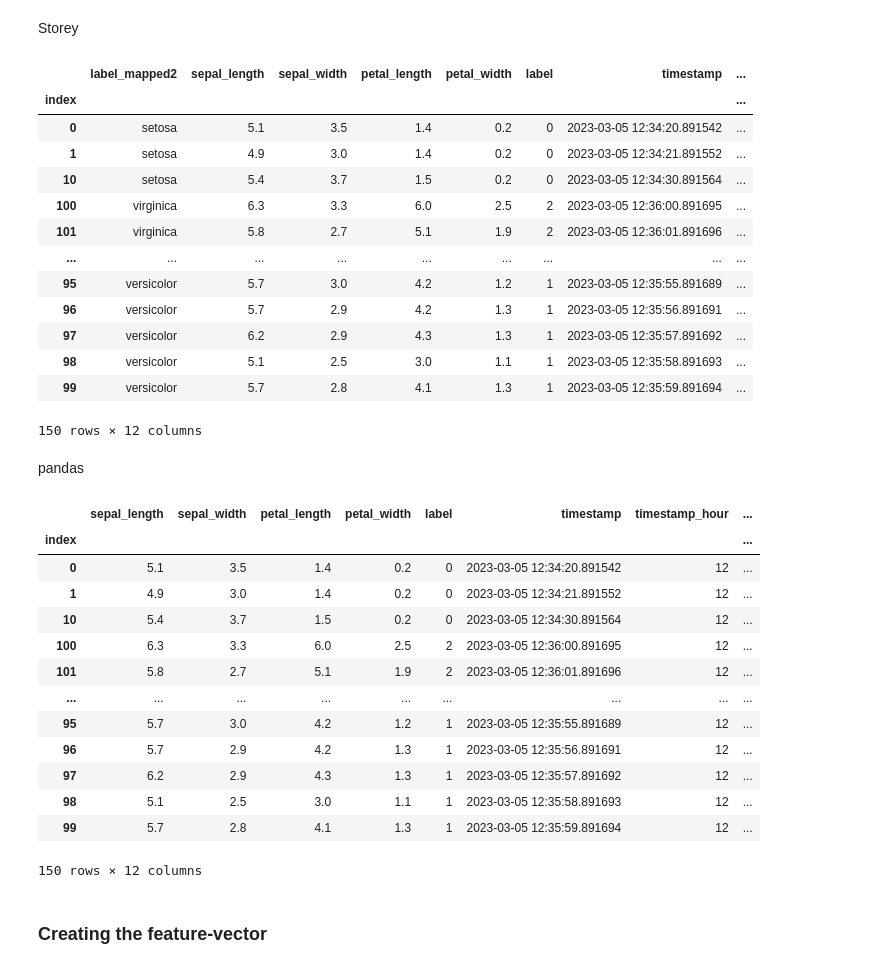
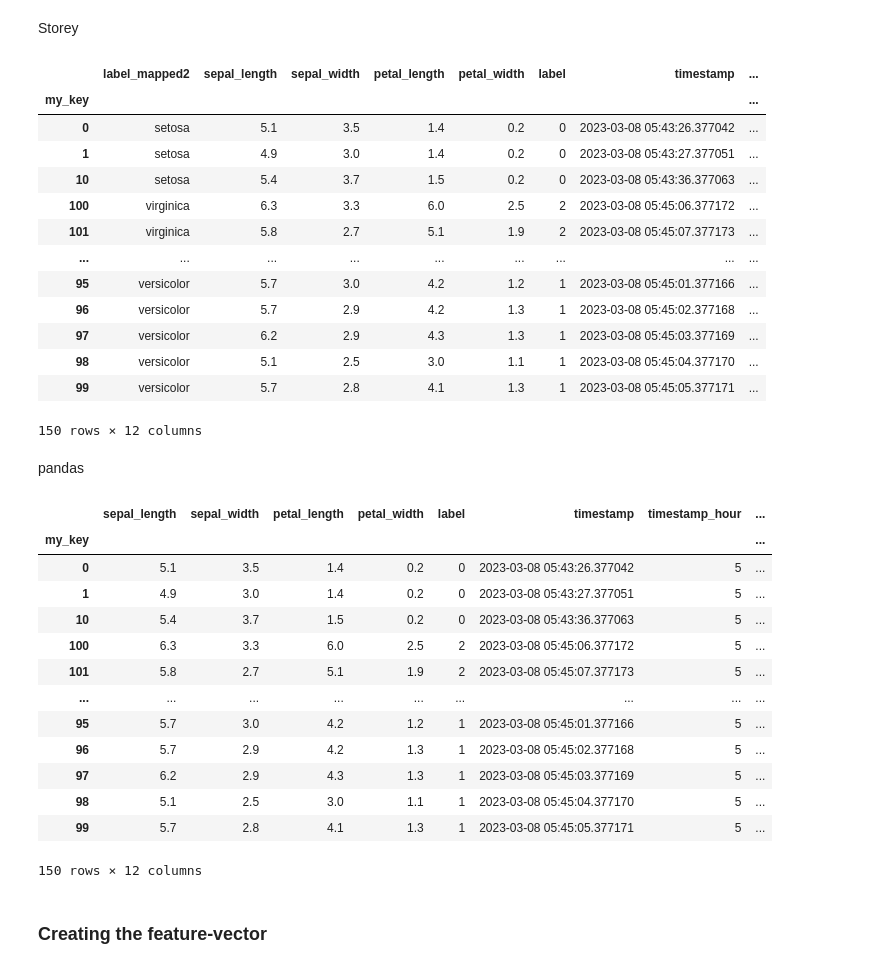
Before and after one commit to xsqian/test-notebooks, a Jupyter notebook: test-mysql/01_storey_mysql.ipynb, the cells around one changed output. Drawn from its saved outputs; the diff is of its cells as text; code cells hidden in the pictures.

```diff
--- a/test-mysql/01_storey_mysql.ipynb
+++ b/test-mysql/01_storey_mysql.ipynb
@@ -157,9 +183,9 @@ from mlrun.datastore.sources import SQLSource
 
 sql_source = SQLSource(table_name='iris',
                        db_url=MYSQL_DB_URL,
-                       key_field='index')
+                       key_field='my_key')
 # %%
-feature_set = fstore.FeatureSet("iris3", entities=[fstore.Entity('index')], engine='storey')
+feature_set = fstore.FeatureSet("iris3", entities=[fstore.Entity('my_key')], engine='storey')
 
 feature_set.graph\
     .to(DateExtractor(parts = ['month', 'year'], timestamp_col = 'timestamp'))\
@@ -172,46 +198,46 @@ feature_set.set_targets(['parquet'], with_defaults=False)
 fstore.ingest(feature_set, source=sql_source)
 # %% [output]
 |  | label_mapped2 | sepal_length | sepal_width | petal_length | petal_width | label | timestamp | ... |
-| index |  |  |  |  |  |  |  | ... |
-| 0 | setosa | 5.1 | 3.5 | 1.4 | 0.2 | 0 | 2023-03-05 12:34:20.891542 | ... |
-| 1 | setosa | 4.9 | 3.0 | 1.4 | 0.2 | 0 | 2023-03-05 12:34:21.891552 | ... |
-| 10 | setosa | 5.4 | 3.7 | 1.5 | 0.2 | 0 | 2023-03-05 12:34:30.891564 | ... |
-| 100 | virginica | 6.3 | 3.3 | 6.0 | 2.5 | 2 | 2023-03-05 12:36:00.891695 | ... |
-| 101 | virginica | 5.8 | 2.7 | 5.1 | 1.9 | 2 | 2023-03-05 12:36:01.891696 | ... |
+| my_key |  |  |  |  |  |  |  | ... |
+| 0 | setosa | 5.1 | 3.5 | 1.4 | 0.2 | 0 | 2023-03-08 05:43:26.377042 | ... |
+| 1 | setosa | 4.9 | 3.0 | 1.4 | 0.2 | 0 | 2023-03-08 05:43:27.377051 | ... |
+| 10 | setosa | 5.4 | 3.7 | 1.5 | 0.2 | 0 | 2023-03-08 05:43:36.377063 | ... |
+| 100 | virginica | 6.3 | 3.3 | 6.0 | 2.5 | 2 | 2023-03-08 05:45:06.377172 | ... |
+| 101 | virginica | 5.8 | 2.7 | 5.1 | 1.9 | 2 | 2023-03-08 05:45:07.377173 | ... |
 | ... | ... | ... | ... | ... | ... | ... | ... | ... |
-| 95 | versicolor | 5.7 | 3.0 | 4.2 | 1.2 | 1 | 2023-03-05 12:35:55.891689 | ... |
-| 96 | versicolor | 5.7 | 2.9 | 4.2 | 1.3 | 1 | 2023-03-05 12:35:56.891691 | ... |
-| 97 | versicolor | 6.2 | 2.9 | 4.3 | 1.3 | 1 | 2023-03-05 12:35:57.891692 | ... |
-| 98 | versicolor | 5.1 | 2.5 | 3.0 | 1.1 | 1 | 2023-03-05 12:35:58.891693 | ... |
-| 99 | versicolor | 5.7 | 2.8 | 4.1 | 1.3 | 1 | 2023-03-05 12:35:59.891694 | ... |
+| 95 | versicolor | 5.7 | 3.0 | 4.2 | 1.2 | 1 | 2023-03-08 05:45:01.377166 | ... |
+| 96 | versicolor | 5.7 | 2.9 | 4.2 | 1.3 | 1 | 2023-03-08 05:45:02.377168 | ... |
+| 97 | versicolor | 6.2 | 2.9 | 4.3 | 1.3 | 1 | 2023-03-08 05:45:03.377169 | ... |
+| 98 | versicolor | 5.1 | 2.5 | 3.0 | 1.1 | 1 | 2023-03-08 05:45:04.377170 | ... |
+| 99 | versicolor | 5.7 | 2.8 | 4.1 | 1.3 | 1 | 2023-03-08 05:45:05.377171 | ... |
 150 rows × 12 columns
 # %% [markdown]
 pandas
 # %%
-feature_set = fstore.FeatureSet("iris4", entities=[fstore.Entity('index')], engine='pandas')
+feature_set = fstore.FeatureSet("iris4", entities=[fstore.Entity('my_key')], engine='pandas')
 
 feature_set.graph\
     .to(DateExtractor(parts = ['month', 'year'], timestamp_col = 'timestamp'))\
     .to(MapValues(mapping={'label': iris_label_dict}, with_original_features=True, suffix='mapped2'))
 
 feature_set.plot(rankdir="LR")
 
 feature_set.set_targets(['parquet'], with_defaults=False)
 fstore.ingest(feature_set, source=sql_source)
 # %% [output]
 |  | sepal_length | sepal_width | petal_length | petal_width | label | timestamp | timestamp_hour | ... |
-| index |  |  |  |  |  |  |  | ... |
-| 0 | 5.1 | 3.5 | 1.4 | 0.2 | 0 | 2023-03-05 12:34:20.891542 | 12 | ... |
-| 1 | 4.9 | 3.0 | 1.4 | 0.2 | 0 | 2023-03-05 12:34:21.891552 | 12 | ... |
-| 10 | 5.4 | 3.7 | 1.5 | 0.2 | 0 | 2023-03-05 12:34:30.891564 | 12 | ... |
-| 100 | 6.3 | 3.3 | 6.0 | 2.5 | 2 | 2023-03-05 12:36:00.891695 | 12 | ... |
-| 101 | 5.8 | 2.7 | 5.1 | 1.9 | 2 | 2023-03-05 12:36:01.891696 | 12 | ... |
+| my_key |  |  |  |  |  |  |  | ... |
+| 0 | 5.1 | 3.5 | 1.4 | 0.2 | 0 | 2023-03-08 05:43:26.377042 | 5 | ... |
+| 1 | 4.9 | 3.0 | 1.4 | 0.2 | 0 | 2023-03-08 05:43:27.377051 | 5 | ... |
+| 10 | 5.4 | 3.7 | 1.5 | 0.2 | 0 | 2023-03-08 05:43:36.377063 | 5 | ... |
+| 100 | 6.3 | 3.3 | 6.0 | 2.5 | 2 | 2023-03-08 05:45:06.377172 | 5 | ... |
+| 101 | 5.8 | 2.7 | 5.1 | 1.9 | 2 | 2023-03-08 05:45:07.377173 | 5 | ... |
 | ... | ... | ... | ... | ... | ... | ... | ... | ... |
-| 95 | 5.7 | 3.0 | 4.2 | 1.2 | 1 | 2023-03-05 12:35:55.891689 | 12 | ... |
-| 96 | 5.7 | 2.9 | 4.2 | 1.3 | 1 | 2023-03-05 12:35:56.891691 | 12 | ... |
-| 97 | 6.2 | 2.9 | 4.3 | 1.3 | 1 | 2023-03-05 12:35:57.891692 | 12 | ... |
-| 98 | 5.1 | 2.5 | 3.0 | 1.1 | 1 | 2023-03-05 12:35:58.891693 | 12 | ... |
-| 99 | 5.7 | 2.8 | 4.1 | 1.3 | 1 | 2023-03-05 12:35:59.891694 | 12 | ... |
+| 95 | 5.7 | 3.0 | 4.2 | 1.2 | 1 | 2023-03-08 05:45:01.377166 | 5 | ... |
+| 96 | 5.7 | 2.9 | 4.2 | 1.3 | 1 | 2023-03-08 05:45:02.377168 | 5 | ... |
+| 97 | 6.2 | 2.9 | 4.3 | 1.3 | 1 | 2023-03-08 05:45:03.377169 | 5 | ... |
+| 98 | 5.1 | 2.5 | 3.0 | 1.1 | 1 | 2023-03-08 05:45:04.377170 | 5 | ... |
+| 99 | 5.7 | 2.8 | 4.1 | 1.3 | 1 | 2023-03-08 05:45:05.377171 | 5 | ... |
 150 rows × 12 columns
 # %% [markdown]
 ### Creating the feature-vector
```
Also changed, not shown: parts of 16 cells of this notebook.
